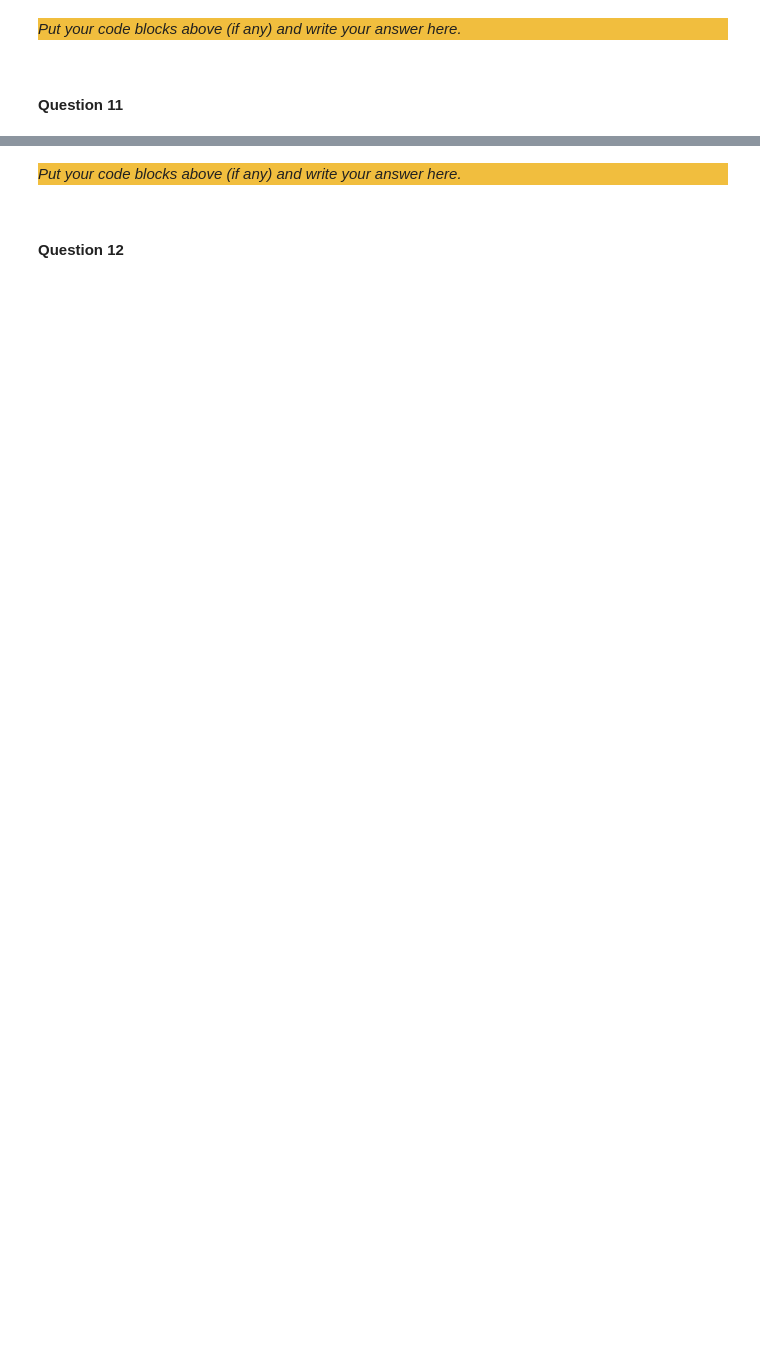
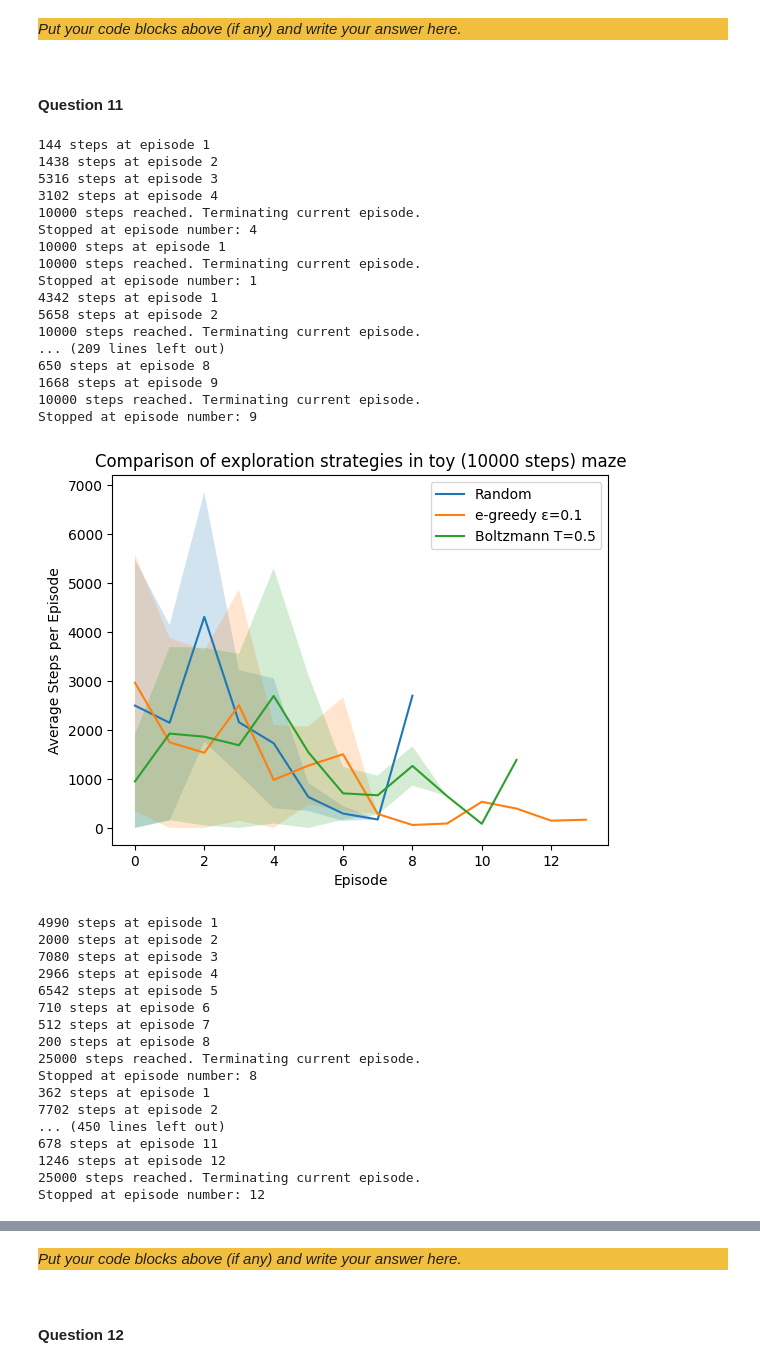
Before and after one commit to fusiatique/ci-assignments, a Jupyter notebook: assignment_3/src/Main.ipynb, the cells around one changed output, grey strips where cells are left out. Drawn from its saved outputs; the diff is of its cells as text; code cells hidden in the pictures; blank space fills up the shorter version.

```diff
--- a/assignment_3/src/Main.ipynb
+++ b/assignment_3/src/Main.ipynb
@@ -583,3 +824,66 @@ _Write your answer here._
 _Put your code blocks above (if any) and write your answer here._
 # %% [markdown]
 #### Question 11
+# %%
+def plot_comparison(all_results_dict, difficulty):
+    plt.figure()
+    for label, all_runs in all_results_dict.items():
+        max_len = max(len(run) for run in all_runs)
+        padded = [run + [np.nan] * (max_len - len(run)) for run in all_runs]
+        padded = np.array(padded)
+        avg = np.nanmean(padded, axis=0)
+        std = np.nanstd(padded, axis=0)
+        epochs = np.arange(len(avg))
+        plt.plot(epochs, avg, label=label)
+        plt.fill_between(epochs, np.maximum(avg - std, 0), avg + std, alpha=0.2)
+    plt.xlabel("Episode")
+    plt.ylabel("Average Steps per Episode")
+    plt.title(f"Comparison of exploration strategies in {difficulty} maze")
+    plt.legend()
+    plt.show()
+
+early_stops = [10000, 25000, 500000]
+
+for stop in early_stops:
+    results = {
+        "Random": run_multiple_q(easy_maze, strategy="random", early_stop=stop),
+        "e-greedy ε=0.1": run_multiple_q(easy_maze, strategy="e_greedy", eps=0.1, early_stop=stop),
+        "Boltzmann T=0.5": run_multiple_q(easy_maze, strategy="boltzmann", temperature=0.5, early_stop=stop),
+    }
+    plot_comparison(results, f"toy ({stop} steps)")
+# %% [output]
+144 steps at episode 1
+1438 steps at episode 2
+5316 steps at episode 3
+3102 steps at episode 4
+10000 steps reached. Terminating current episode.
+Stopped at episode number: 4
+10000 steps at episode 1
+10000 steps reached. Terminating current episode.
+Stopped at episode number: 1
+4342 steps at episode 1
+5658 steps at episode 2
+10000 steps reached. Terminating current episode.
+... (209 lines left out)
+650 steps at episode 8
+1668 steps at episode 9
+10000 steps reached. Terminating current episode.
+Stopped at episode number: 9
+[figure, added]
+4990 steps at episode 1
+2000 steps at episode 2
+7080 steps at episode 3
+2966 steps at episode 4
+6542 steps at episode 5
+710 steps at episode 6
+512 steps at episode 7
+200 steps at episode 8
+25000 steps reached. Terminating current episode.
+Stopped at episode number: 8
+362 steps at episode 1
+7702 steps at episode 2
+... (450 lines left out)
+678 steps at episode 11
+1246 steps at episode 12
+25000 steps reached. Terminating current episode.
+Stopped at episode number: 12
```
Also changed, not shown: parts of 10 cells of this notebook.
